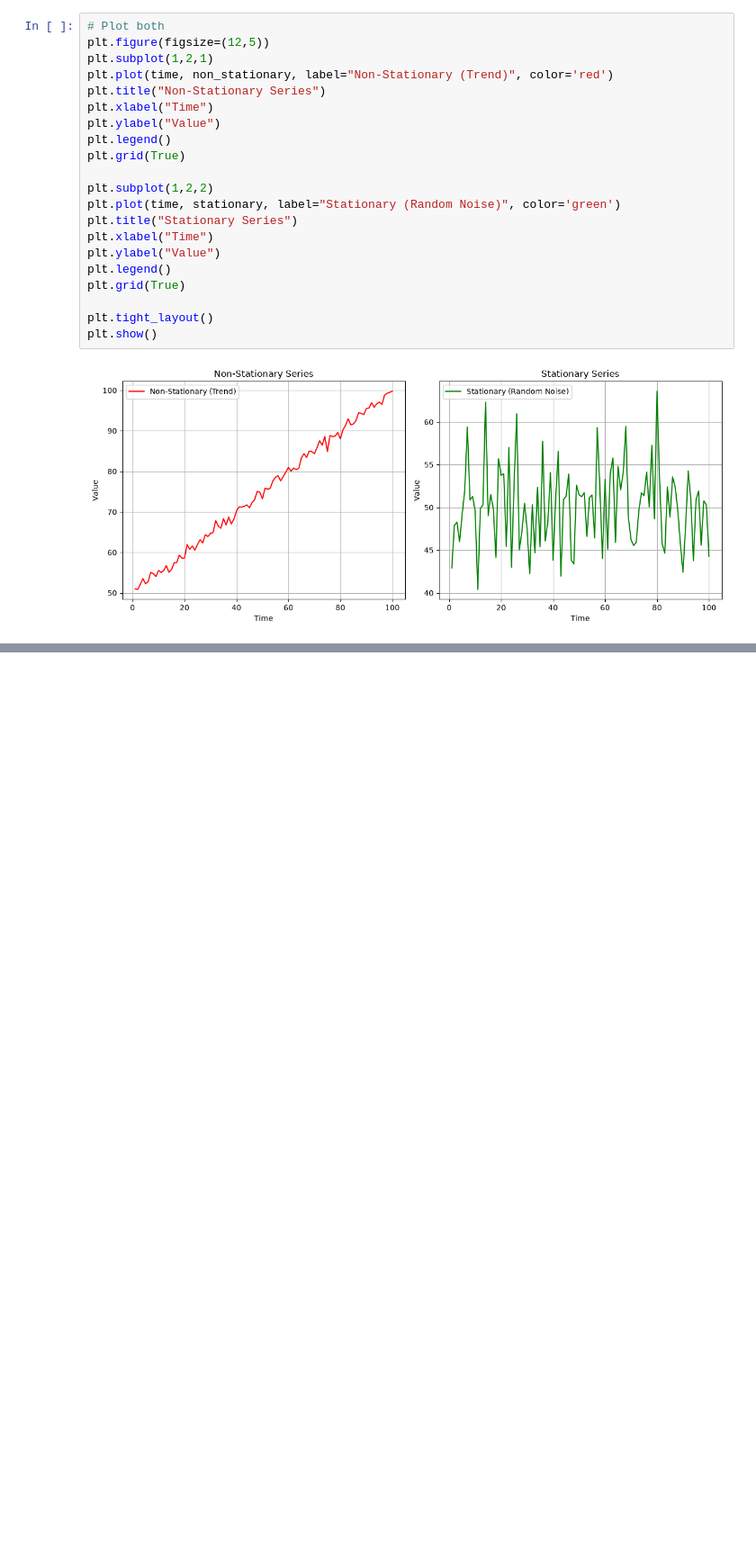
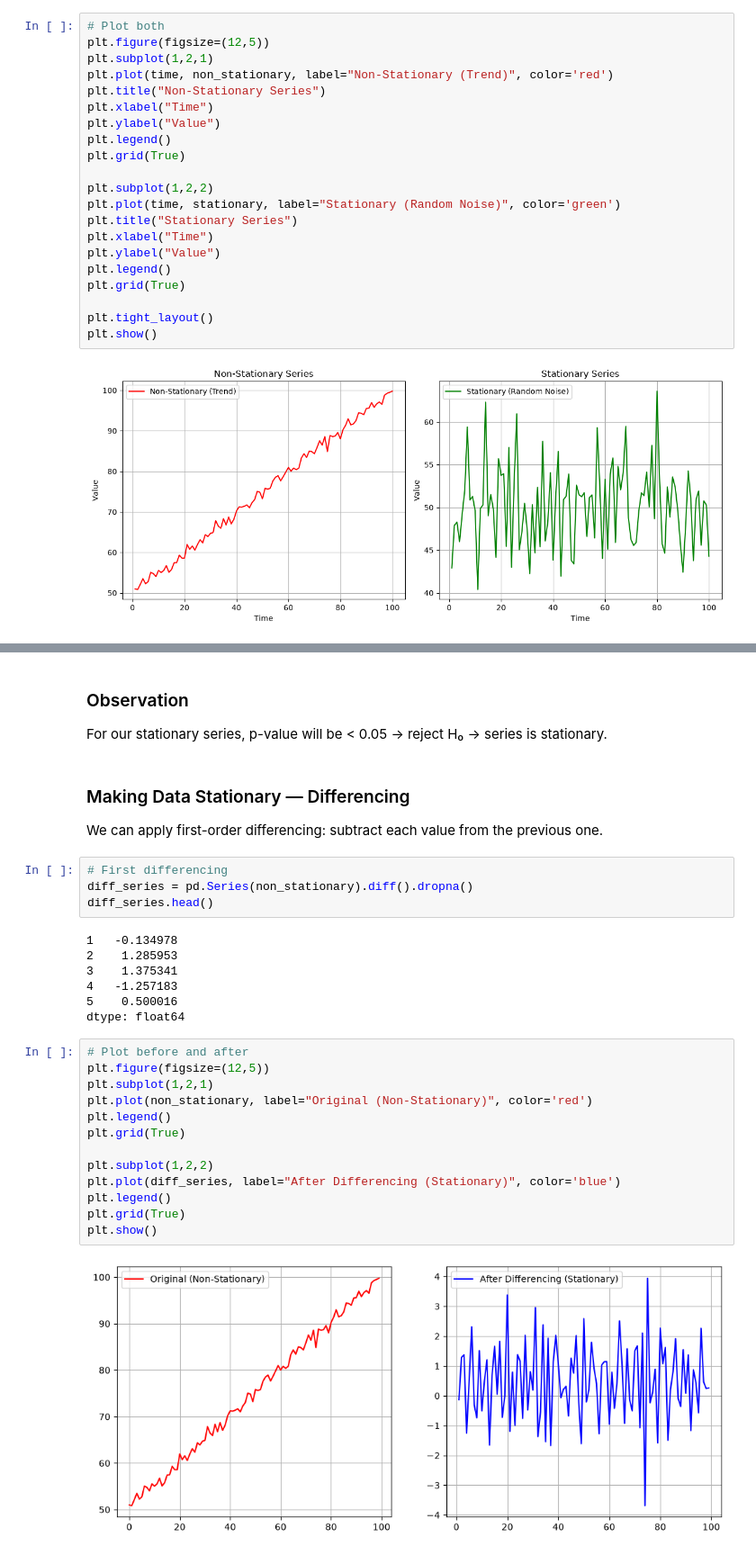
Before and after one commit to neeraj654123/Data-Science, a Jupyter notebook: Time Series Forecasting/04_stationarity.ipynb, the cells around one changed output, grey strips where cells are left out. Shown at 90% size. Drawn from its saved outputs; the diff is of its cells as text; blank space fills up the shorter version.

Commit message:
Making Data Stationary — Differencing

```diff
--- a/Time Series Forecasting/04_stationarity.ipynb
+++ b/Time Series Forecasting/04_stationarity.ipynb
@@ -98,0 +142,32 @@ plt.show()
+# %% [markdown]
+### Observation
+For our stationary series, p-value will be < 0.05 →   reject H₀ → series is stationary.
+# %% [markdown]
+### Making Data Stationary — Differencing
+We can apply first-order differencing: subtract each value from the previous one.
+# %%
+# First differencing
+diff_series = pd.Series(non_stationary).diff().dropna()
+diff_series.head()
+# %% [output]
+1   -0.134978
+2    1.285953
+3    1.375341
+4   -1.257183
+5    0.500016
+dtype: float64
+# %%
+# Plot before and after
+plt.figure(figsize=(12,5))
+plt.subplot(1,2,1)
+plt.plot(non_stationary, label="Original (Non-Stationary)", color='red')
+plt.legend()
+plt.grid(True)
+
+plt.subplot(1,2,2)
+plt.plot(diff_series, label="After Differencing (Stationary)", color='blue')
+plt.legend()
+plt.grid(True)
+plt.show()
+# %% [output]
+[figure, added]
```
Also changed, not shown: parts of 7 cells of this notebook.
